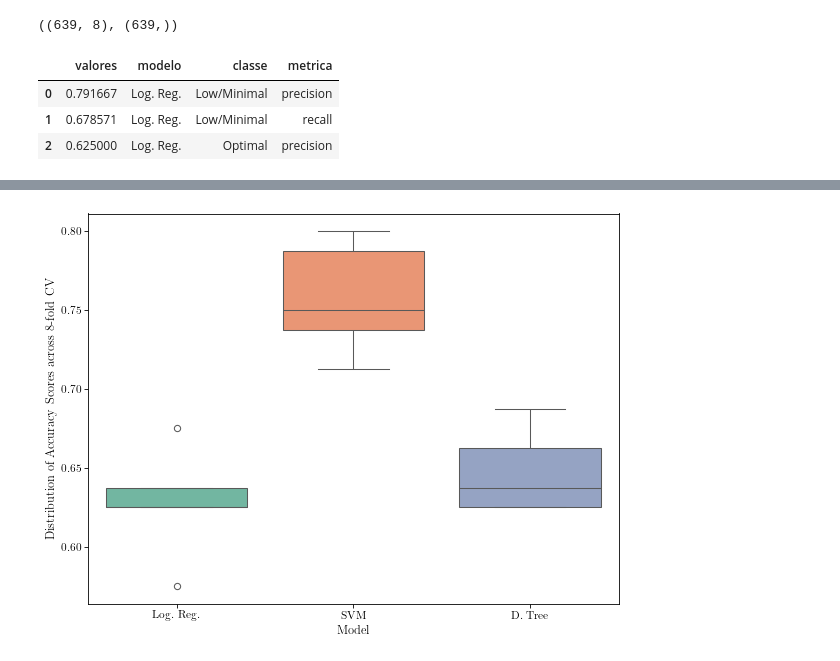
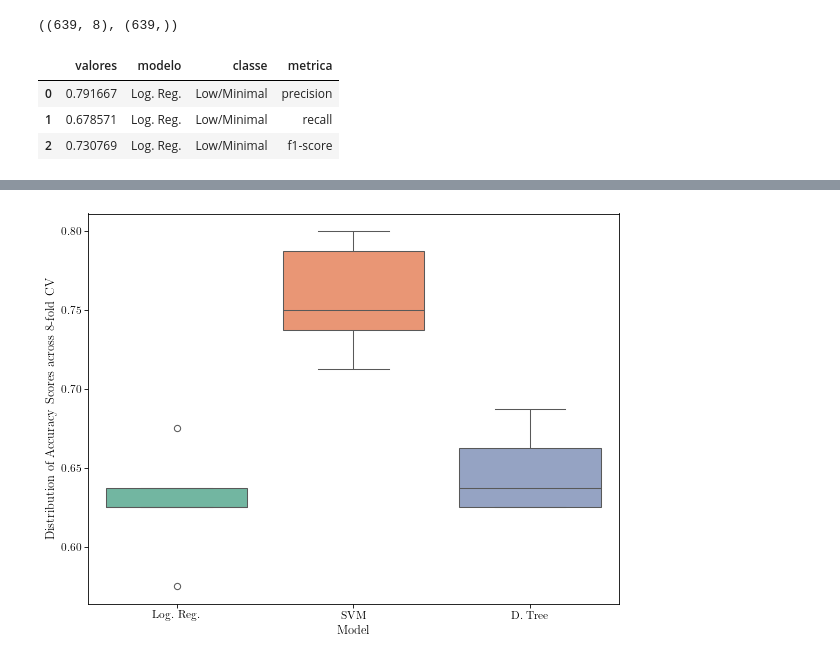
Before and after one commit to jepe06/Project-One---Fatigue-Index, a Jupyter notebook: Models.ipynb, the cells around one changed output, grey strips where cells are left out. Saved outputs shown, nothing was run; the diff lists cells and outputs as text; code cells hidden in the pictures.

Commit message:
f1score

```diff
--- a/Models.ipynb
+++ b/Models.ipynb
@@ -62,31 +62,37 @@ for model in [model_reglog, model_svm, model_dtree]:
             if str(model)[:3] == "Log":
                 M = "Log. Reg."
             elif str(model)[:3] == "SVC":
                 M = "SVM"
             else:
                 M = "D. Tree"
             # precision
             df["valores"].append(precision[classe]*1)
             df["modelo"].append(M)
             df["classe"].append(classes[classe])
             df["metrica"].append("precision")
 
             # recall
             df["valores"].append(recall[classe]*1)
             df["modelo"].append(M)
             df["classe"].append(classes[classe])
             df["metrica"].append("recall")
 
+            # f1-score
+            df["valores"].append(2*precision[classe]*recall[classe] / (precision[classe] + recall[classe]))
+            df["modelo"].append(M)
+            df["classe"].append(classes[classe])
+            df["metrica"].append("f1-score")
+
         # accuracy
         df["valores"].append(accuracy*1)
         df["modelo"].append(M)
         df["classe"].append("Overall")
         df["metrica"].append("accuracy")
 
 df = pd.DataFrame(df)
 df.head(3)
 # %% [output]
 |  | valores | modelo | classe | metrica |
 | 0 | 0.791667 | Log. Reg. | Low/Minimal | precision |
 | 1 | 0.678571 | Log. Reg. | Low/Minimal | recall |
-| 2 | 0.625000 | Log. Reg. | Optimal | precision |
+| 2 | 0.730769 | Log. Reg. | Low/Minimal | f1-score |
```
Also changed, not shown: parts of 1 cell of this notebook, 1 other file.
